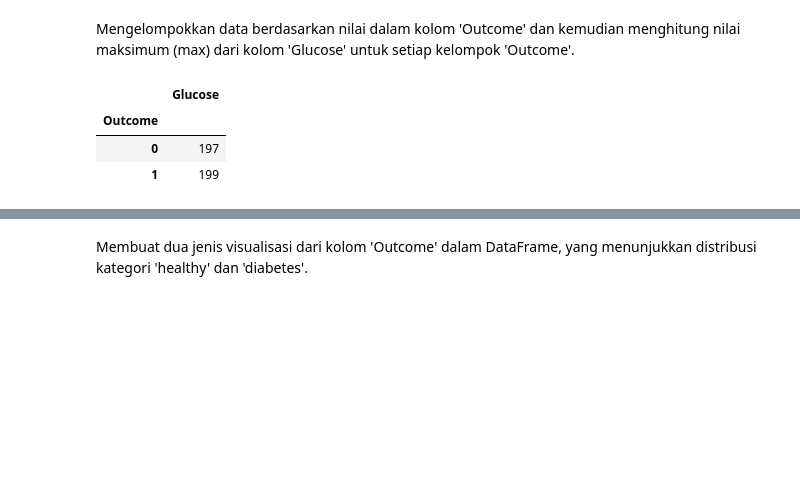
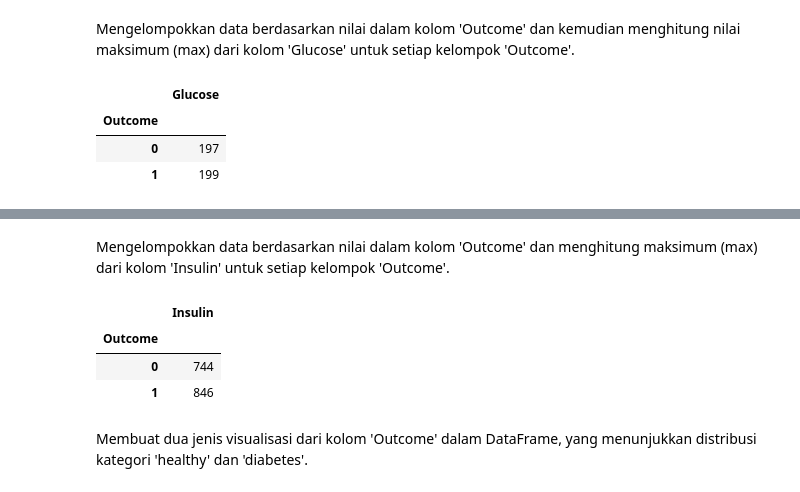
Before and after one commit to aansyawaluddin/DM-ML24-ProjeckTask, a Jupyter notebook: backend/Diabetes_Prediction_Using_ML.ipynb, the cells around one changed output, grey strips where cells are left out. Cells and saved outputs as stored; diff of their text form; code cells hidden in the pictures; blank space fills up the shorter version.

```diff
--- a/backend/Diabetes_Prediction_Using_ML.ipynb
+++ b/backend/Diabetes_Prediction_Using_ML.ipynb
@@ -198,3 +207,12 @@ df.groupby("Outcome").agg({'Glucose':'max'})
+# %% [markdown]
+Mengelompokkan data berdasarkan nilai dalam kolom 'Outcome' dan menghitung maksimum (max) dari kolom 'Insulin' untuk setiap kelompok 'Outcome'.
+# %%
+df.groupby("Outcome").agg({'Insulin':'max'})
+# %% [output]
+|  | Insulin |
+| Outcome |  |
+| 0 | 744 |
+| 1 | 846 |
 # %% [markdown]
 Membuat dua jenis visualisasi dari kolom 'Outcome' dalam DataFrame, yang menunjukkan distribusi kategori 'healthy' dan 'diabetes'.
 # %%
```
Also changed, not shown: parts of 10 cells of this notebook.
